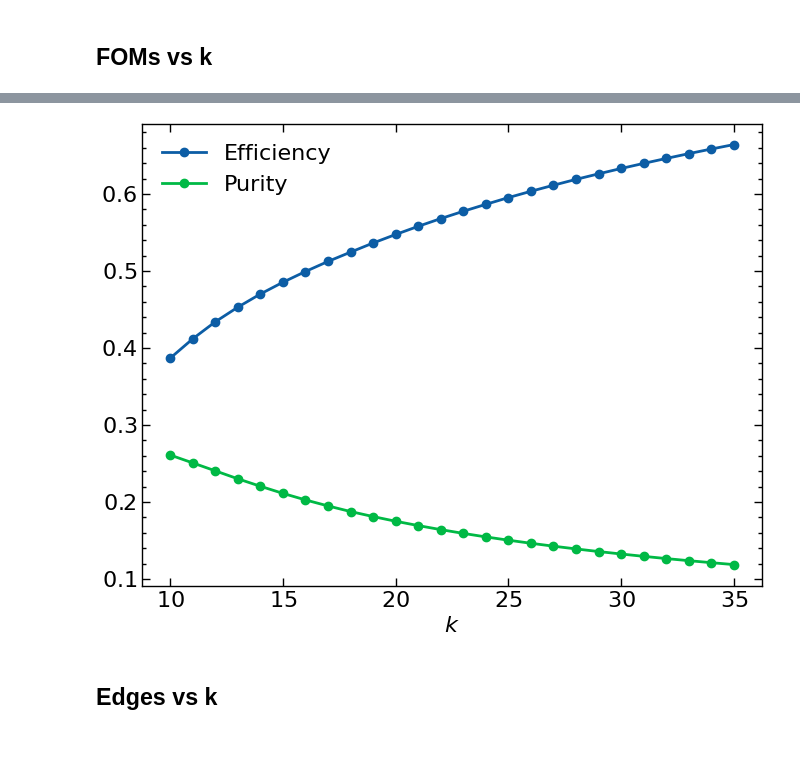
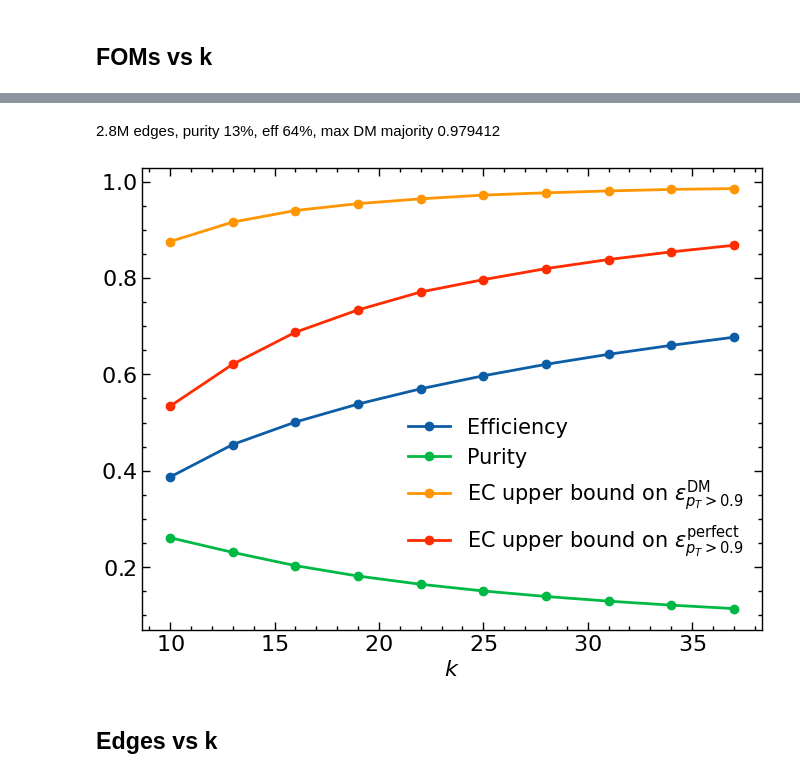
Before and after one commit to gnn-tracking/paper-plots, a Jupyter notebook: notebooks/020_gc_metrics.ipynb, the cells around one changed output, grey strips where cells are left out. Cells and saved outputs as stored; diff of their text form; code cells hidden in the pictures; blank space fills up the shorter version.

```diff
--- a/notebooks/020_gc_metrics.ipynb
+++ b/notebooks/020_gc_metrics.ipynb
@@ -27,11 +27,18 @@ from pathlib import Path
 
 plt.style.use(["science", "notebook"])
 # %%
-chkpt_home = Path(
-    "/home/kl5675/Documents/23/git_sync/hyperparameter_optimization2/scripts/full_detector/lightning_logs/"
-)
-assert chkpt_home.exists()
-chkpt_path = (
-    chkpt_home / "fast-ninja-ibis" / "checkpoints" / "epoch=140-step=27900.compat.ckpt"
-)
-assert chkpt_path.exists()
+full_detector = True
+
+if full_detector:
+    chkpt_home = Path(
+        "/home/kl5675/Documents/23/git_sync/hyperparameter_optimization2/scripts/full_detector/lightning_logs/"
+    )
+    assert chkpt_home.exists()
+    chkpt_path = (
+        chkpt_home / "fast-ninja-ibis/checkpoints/epoch=140-step=27900.compat.ckpt"
+    )
+    assert chkpt_path.exists()
+    namestub = "fast-ninja-ibis-140"
+else:
+    raise NotImplementedError
+namestub
@@ -38,5 +47,5 @@ assert chkpt_path.exists()
 # %%
 # model_exchange_path / "gc" / "eggplant-quail-of-tempest.ckpt"
 lmodel = MLModule.load_from_checkpoint(chkpt_path, map_location="cpu")
-lmodel.gc_scanner = GraphConstructionKNNScanner(ks=list(range(10, 36)))
+lmodel.gc_scanner = GraphConstructionKNNScanner(ks=[30])  # list(range(10, 40, 3))
 # %% [output]
@@ -106,3 +116,5 @@ df
+# %% [markdown]
+2.8M edges, purity 13%, eff 64%, max DM majority 0.979412
 # %%
 import pickle
 
@@ -122,29 +134,31 @@ class GCEffsVsKPlot(Plot):
             label = variable_manager[v].latex
         self.ax.plot("k", v, data=self.df, label=label, **kwargs)
 
-    def plot(self):
+    def plot(self, legend_kwargs=None):
+        if legend_kwargs is None:
+            legend_kwargs = {}
         for v in ["efficiency", "purity"]:
             self.add_var(v, marker="o")
-        # for v in ["max_double_majority_pt0.9", "max_perfect_pt0.9"]:
-        #     label = f"EC upper bound on {variable_manager[v[len('max_'):]].latex}"
-        #     self.add_var(v, ls="-", marker="o", label=label)
-        self.ax.legend()
+        for v in ["max_double_majority_pt0.9", "max_perfect_pt0.9"]:
+            label = f"EC upper bound on {variable_manager[v[len('max_'):]].latex}"
+            self.add_var(v, ls="-", marker="o", label=label)
+        self.ax.legend(**legend_kwargs)
 # %%
 gce = GCEffsVsKPlot(
     lmodel.gc_scanner.get_results().df,
     # model=chkpt_path.stem,
     # watermark="preliminary",
     ax=None,
 )
 
 from matplotlib.ticker import NullLocator
 
 gce.ax.set_xticks(list(range(0, 40, 5)))
-gce.ax.xaxis.set_minor_locator(NullLocator())
-gce.plot()
-gce.save(Path.home() / "paperresults/finding_k.pdf")
+# gce.ax.xaxis.set_minor_locator(NullLocator())
+gce.plot(legend_kwargs=dict(fontsize=15, bbox_to_anchor=(0.5, 0.0, 0.5, 0.5)))
+gce.save(Path.home() / f"paperresults/{namestub}_finding_k.pdf")
 # %% [output]
-[figure, old version]
+[figure, new version]
 # %% [markdown]
 ## Edges vs k
 # %%
```
Also changed, not shown: parts of 15 cells of this notebook, 2 other files.
